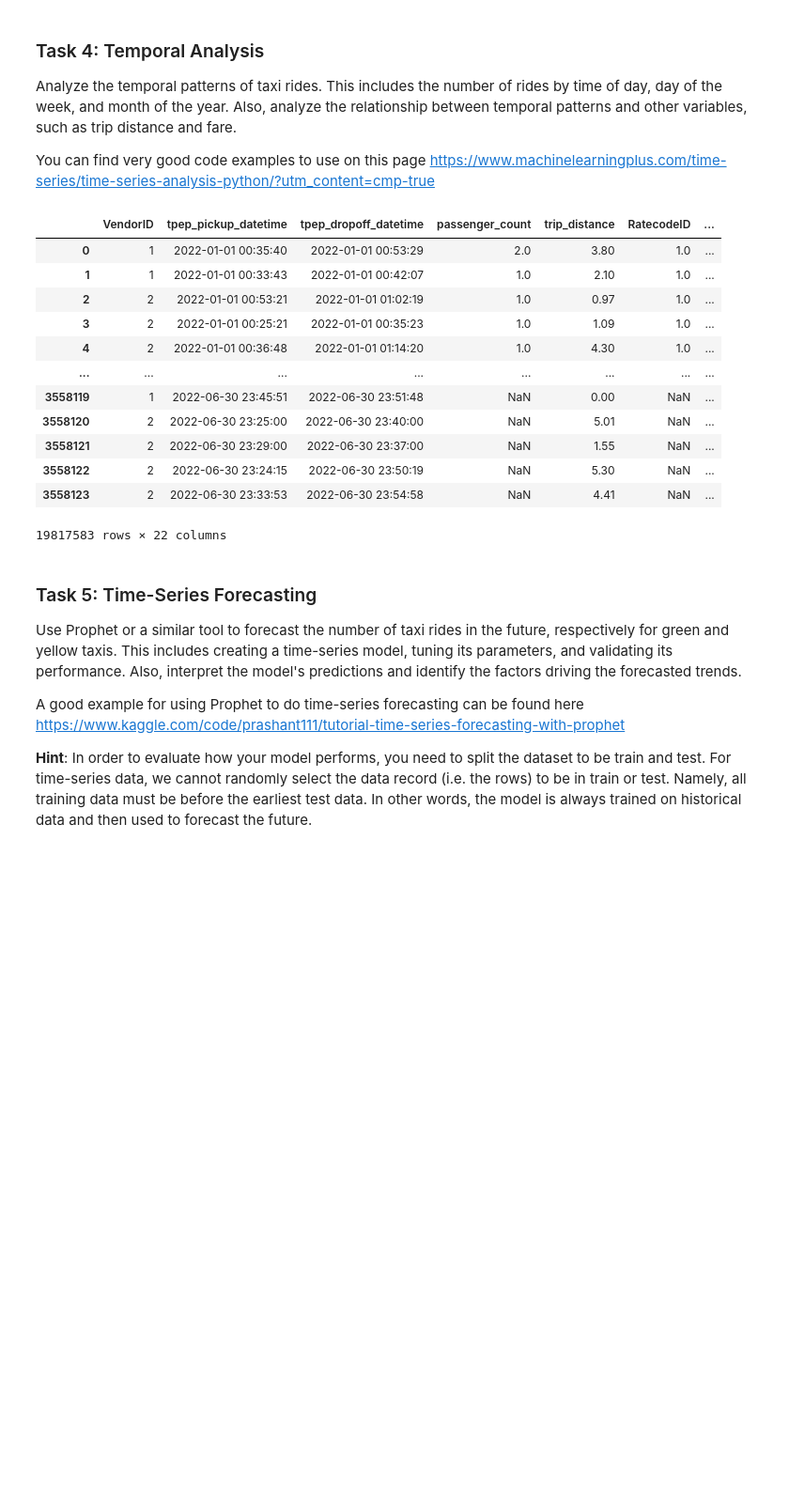
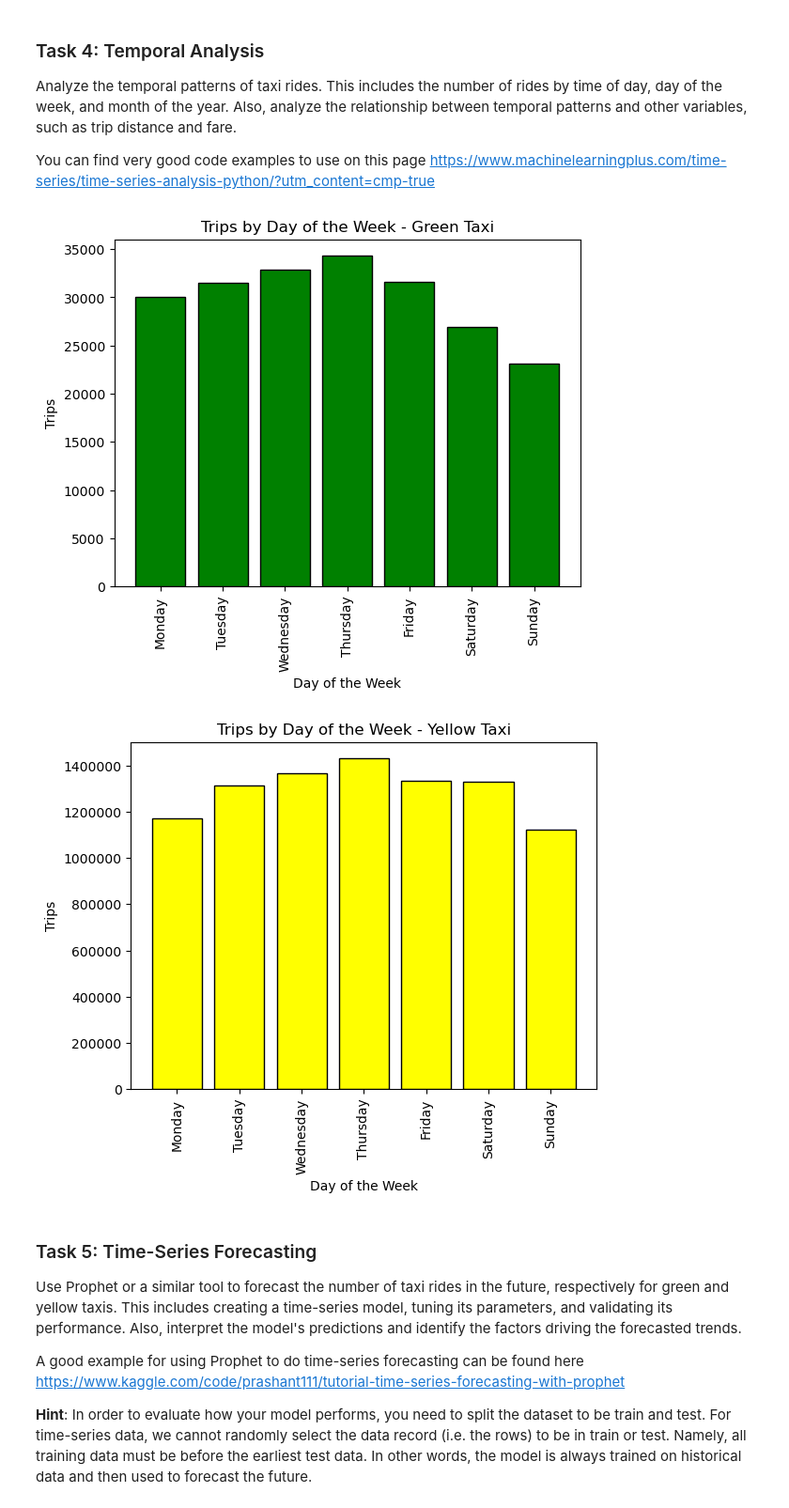
Before and after one commit to HatzeDJ/62444-Repository, a Jupyter notebook: 4_temporal_spatial_data_analysis.ipynb, the cells around one changed output. Shown at 94% size. Cells and saved outputs as stored; diff of their text form; code cells hidden in the pictures; blank space fills up the shorter version.

```diff
--- a/4_temporal_spatial_data_analysis.ipynb
+++ b/4_temporal_spatial_data_analysis.ipynb
@@ -258,25 +248,52 @@ Analyze the temporal patterns of taxi rides. This includes the number of rides b
 
 You can find very good code examples to use on this page https://www.machinelearningplus.com/time-series/time-series-analysis-python/?utm_content=cmp-true
 # %%
-# Write your code
-#Split date
+#Split date to use in analysis
+
+#Imports custom function
 from src.utils import split_date
+
+#Makes new dataframes based on functions:
 df_yellow_Time = pd.DataFrame(df_yellow)
+df_green_Time = pd.DataFrame(df_green)
 split_date(df_yellow_Time, 'tpep_pickup_datetime')
+split_date(df_green_Time, 'lpep_pickup_datetime')
-# %% [output]
-|  | VendorID | tpep_pickup_datetime | tpep_dropoff_datetime | passenger_count | trip_distance | RatecodeID | ... |
-| 0 | 1 | 2022-01-01 00:35:40 | 2022-01-01 00:53:29 | 2.0 | 3.80 | 1.0 | ... |
-| 1 | 1 | 2022-01-01 00:33:43 | 2022-01-01 00:42:07 | 1.0 | 2.10 | 1.0 | ... |
-| 2 | 2 | 2022-01-01 00:53:21 | 2022-01-01 01:02:19 | 1.0 | 0.97 | 1.0 | ... |
-| 3 | 2 | 2022-01-01 00:25:21 | 2022-01-01 00:35:23 | 1.0 | 1.09 | 1.0 | ... |
-| 4 | 2 | 2022-01-01 00:36:48 | 2022-01-01 01:14:20 | 1.0 | 4.30 | 1.0 | ... |
-| ... | ... | ... | ... | ... | ... | ... | ... |
-| 3558119 | 1 | 2022-06-30 23:45:51 | 2022-06-30 23:51:48 | NaN | 0.00 | NaN | ... |
-| 3558120 | 2 | 2022-06-30 23:25:00 | 2022-06-30 23:40:00 | NaN | 5.01 | NaN | ... |
-| 3558121 | 2 | 2022-06-30 23:29:00 | 2022-06-30 23:37:00 | NaN | 1.55 | NaN | ... |
-| 3558122 | 2 | 2022-06-30 23:24:15 | 2022-06-30 23:50:19 | NaN | 5.30 | NaN | ... |
-| 3558123 | 2 | 2022-06-30 23:33:53 | 2022-06-30 23:54:58 | NaN | 4.41 | NaN | ... |
-19817583 rows × 22 columns
+# %%
+#Making visual representation of the temporal analysis
+#from src.histogram import plot_histogram
+import matplotlib.pyplot as plt
+import pandas as pd
+import numpy as np
+
+
+
+chronological_order_days = ['Monday', 'Tuesday', 'Wednesday', 'Thursday', 'Friday', 'Saturday', 'Sunday']
+counts = df_green_Time.groupby('DayOfWeek')['DayOfWeek'].count()
+sorted_counts = counts.loc[chronological_order_days]
+
+plt.bar(sorted_counts.index, sorted_counts, edgecolor = 'black', color = 'green')
+plt.title('Trips by Day of the Week - Green Taxi')
+plt.xlabel('Day of the Week')
+plt.ylabel('Trips')
+plt.ticklabel_format(axis="y", style='plain')
+plt.xticks(range(len(sorted_counts)), sorted_counts.index, rotation = 90)
+plt.show()
+
+
+
+counts = df_yellow_Time.groupby('DayOfWeek')['DayOfWeek'].count()
+sorted_counts = counts.loc[chronological_order_days]
+
+plt.bar(sorted_counts.index, sorted_counts, edgecolor = 'black', color = 'yellow')
+plt.title('Trips by Day of the Week - Yellow Taxi')
+plt.xlabel('Day of the Week')
+plt.ylabel('Trips')
+plt.ticklabel_format(axis="y", style='plain')
+plt.xticks(range(len(sorted_counts)), sorted_counts.index, rotation = 90)
+plt.show()
+# %% [output]
+[figure, added]
+[figure, added]
 # %% [markdown]
 ### Task 5: Time-Series Forecasting
 Use Prophet or a similar tool to forecast the number of taxi rides in the future, respectively for green and yellow taxis. This includes creating a time-series model, tuning its parameters, and validating its performance. Also, interpret the model's predictions and identify the factors driving the forecasted trends.
```
Also changed, not shown: parts of 4 cells of this notebook.
